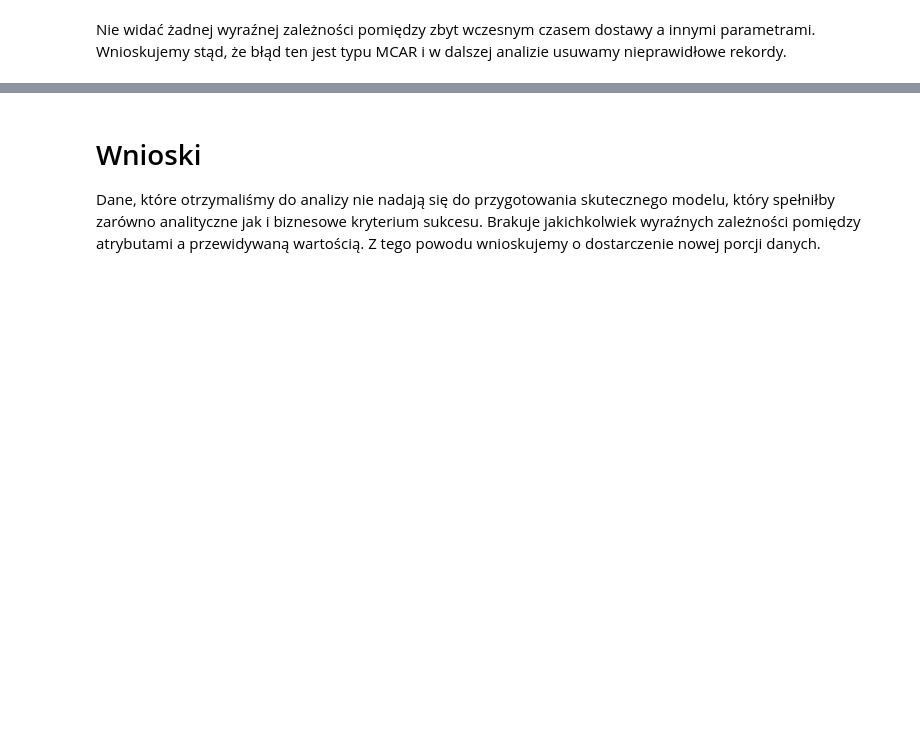
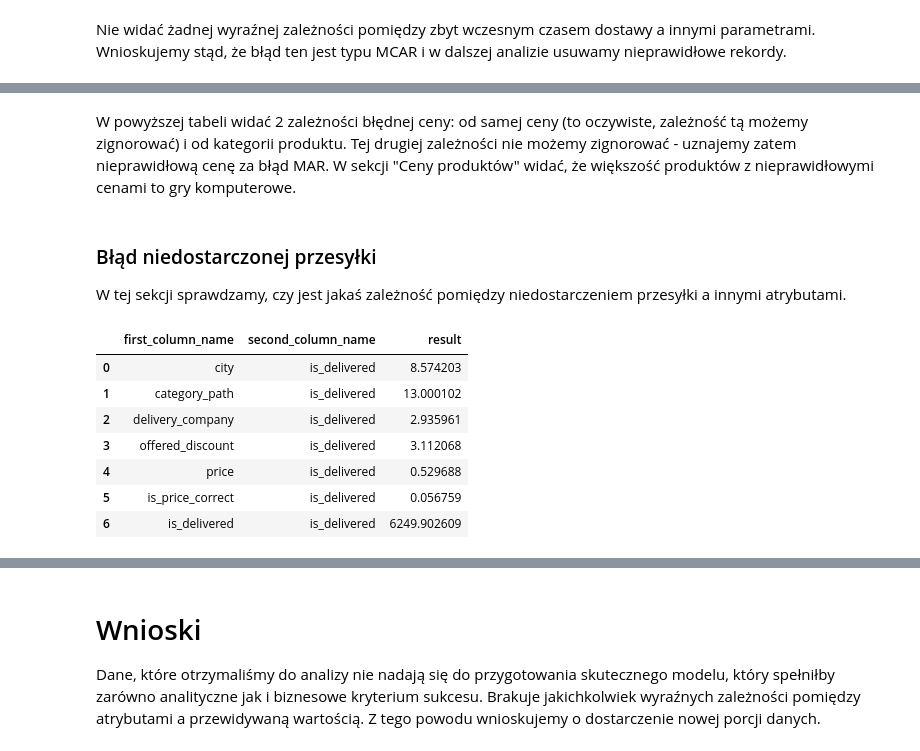
Before and after one commit to plibera/IUM_Project, a Jupyter notebook: dataAnalysis.ipynb, the cells around one changed output, grey strips where cells are left out. Saved outputs shown, nothing was run; the diff lists cells and outputs as text; code cells hidden in the pictures; blank space fills up the shorter version.

```diff
--- a/dataAnalysis.ipynb
+++ b/dataAnalysis.ipynb
@@ -556,0 +593,5 @@ Nie widać żadnej wyraźnej zależności pomiędzy zbyt wczesnym czasem dostawy
+# %% [markdown]
+W powyższej tabeli widać 2 zależności błędnej ceny: od samej ceny (to oczywiste, zależność tą możemy zignorować) i od kategorii produktu. Tej drugiej zależności nie możemy zignorować - uznajemy zatem nieprawidłową cenę za błąd MAR. W sekcji "Ceny produktów" widać, że większość produktów z nieprawidłowymi cenami to gry komputerowe.
+# %% [markdown]
+### Błąd niedostarczonej przesyłki
+W tej sekcji sprawdzamy, czy jest jakaś zależność pomiędzy niedostarczeniem przesyłki a innymi atrybutami.
@@ -556,0 +607,11 @@ Nie widać żadnej wyraźnej zależności pomiędzy zbyt wczesnym czasem dostawy
+# %%
+constructChi2Table(projectedDataDF, "projectedDataDF", second_column_name="is_delivered", bin_value=-1)
+# %% [output]
+|  | first_column_name | second_column_name | result |
+| 0 | city | is_delivered | 8.574203 |
+| 1 | category_path | is_delivered | 13.000102 |
+| 2 | delivery_company | is_delivered | 2.935961 |
+| 3 | offered_discount | is_delivered | 3.112068 |
+| 4 | price | is_delivered | 0.529688 |
+| 5 | is_price_correct | is_delivered | 0.056759 |
+| 6 | is_delivered | is_delivered | 6249.902609 |
```
Also changed, not shown: parts of 13 cells of this notebook.
